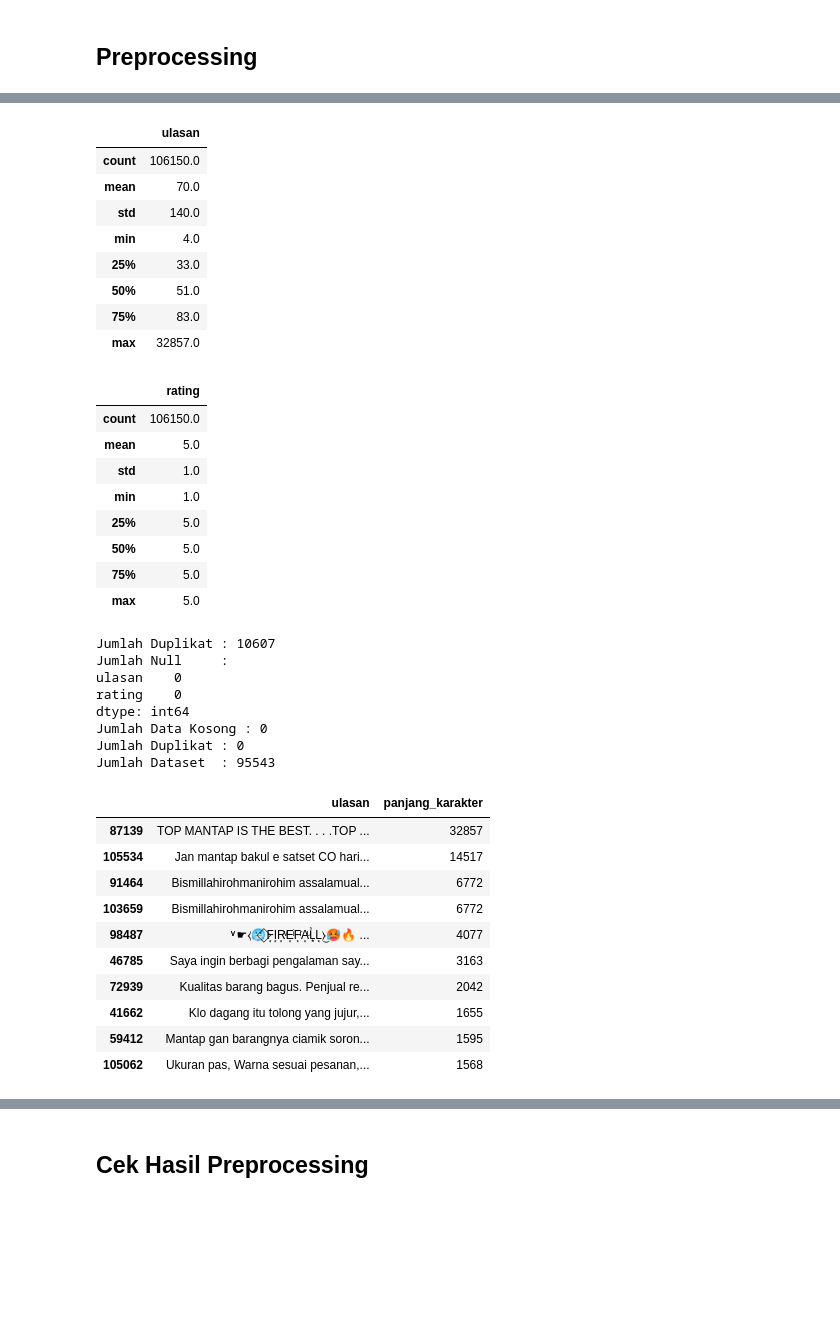
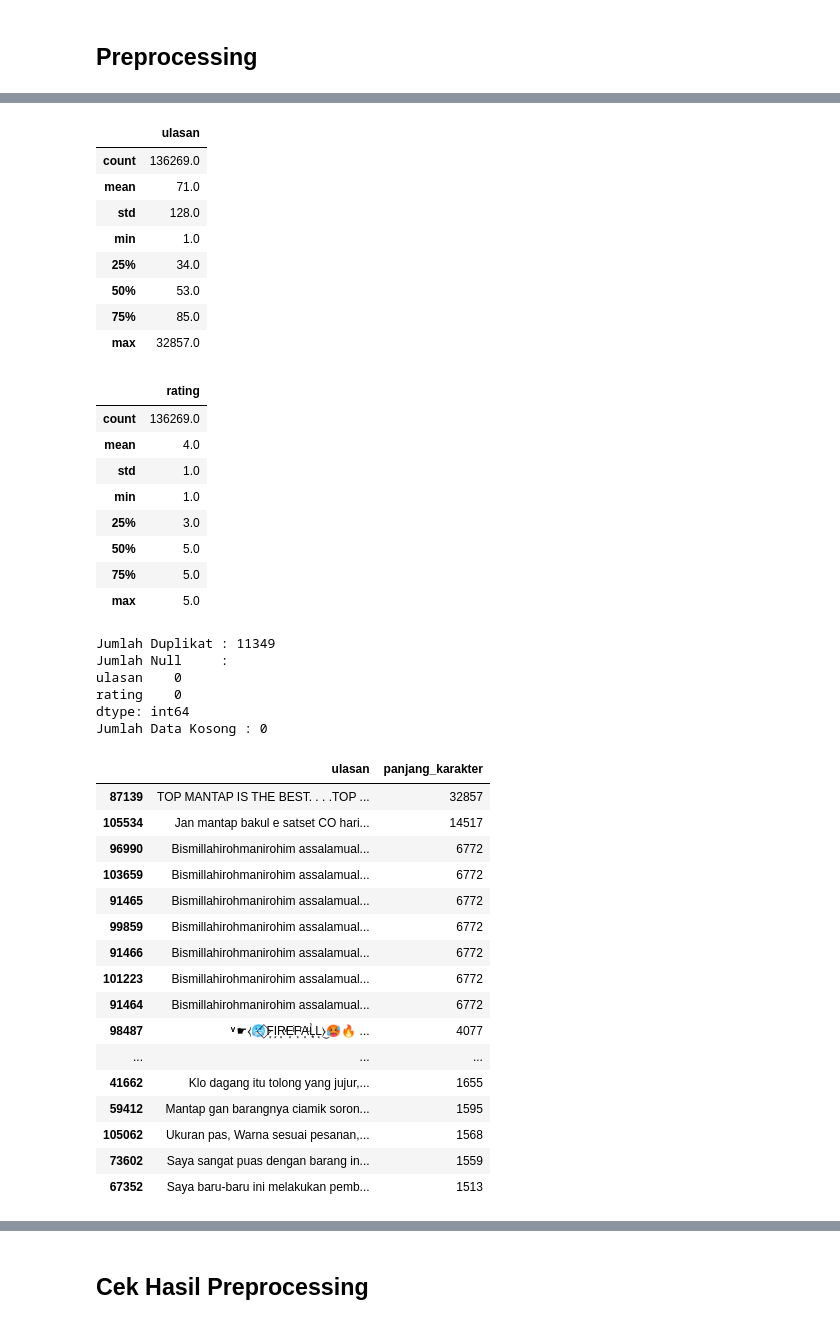
Before and after one commit to putriipuspita/Capstone-PJK-GM056, a Jupyter notebook: model/analisissentimen.ipynb, the cells around one changed output, grey strips where cells are left out. Saved outputs shown, nothing was run; the diff lists cells and outputs as text; code cells hidden in the pictures; blank space fills up the shorter version.

Commit message:
penambahan dataset dan preprocessing ulang

```diff
--- a/model/analisissentimen.ipynb
+++ b/model/analisissentimen.ipynb
@@ -24,10 +24,12 @@ from transformers import AutoTokenizer
 # Membaca Dataset
 dataset1 = pd.read_csv('tokopedia-product-reviews-2019.csv')
 dataset2 = pd.read_csv('tokopedia_product_reviews_2025.csv')
+dataset3 = pd.read_csv('reviews_output.csv')
 
 # Menampilkan Info
 display(dataset1.info())
-dataset2.info()
+display(dataset2.info())
+display(dataset3.info())
 # %% [output]
 <class 'pandas.core.frame.DataFrame'>
 RangeIndex: 40607 entries, 0 to 40606
@@ -87,13 +108,15 @@ display(dataset2.head())
 # Mengambil Kolom Ulasan dan Rating
 dataset1 = dataset1[['text', 'rating']]
 dataset2 = dataset2[['review_text', 'rating']]
+dataset3 = dataset3[['message', 'rating']]
 
 # Mengubah Nama Kolom
 dataset1.columns = ['ulasan', 'rating']
 dataset2.columns = ['ulasan', 'rating']
+dataset3.columns = ['ulasan', 'rating']
 
 # Menggabungkan Dataset
-dataset = pd.concat([dataset1, dataset2], ignore_index=True)
+dataset = pd.concat([dataset1, dataset2, dataset3], ignore_index=True)
 # %% [markdown]
 ## Preprocessing
 # %%
@@ -124,20 +147,20 @@ display(pd.DataFrame(dataset['ulasan'].str.len().describe().round(0)))
 dataset.describe().round(0)
 # %% [output]
 |  | ulasan |
-| count | 106150.0 |
-| mean | 70.0 |
-| std | 140.0 |
-| min | 4.0 |
-| 25% | 33.0 |
-| 50% | 51.0 |
-| 75% | 83.0 |
+| count | 136269.0 |
+| mean | 71.0 |
+| std | 128.0 |
+| min | 1.0 |
+| 25% | 34.0 |
+| 50% | 53.0 |
+| 75% | 85.0 |
 | max | 32857.0 |
 |  | rating |
-| count | 106150.0 |
-| mean | 5.0 |
+| count | 136269.0 |
+| mean | 4.0 |
 | std | 1.0 |
 | min | 1.0 |
-| 25% | 5.0 |
+| 25% | 3.0 |
 | 50% | 5.0 |
 | 75% | 5.0 |
 | max | 5.0 |
@@ -152,33 +175,37 @@ dataset = dataset.drop_duplicates()
 print(f'Jumlah Duplikat : {dataset.duplicated().sum()}')
 print(f'Jumlah Dataset  : {len(dataset)}')
 # %% [output]
-Jumlah Duplikat : 10607
+Jumlah Duplikat : 11349
 Jumlah Null     :
 ulasan    0
 rating    0
 dtype: int64
 Jumlah Data Kosong : 0
-Jumlah Duplikat : 0
-Jumlah Dataset  : 95543
 # %%
 # Menampilkan Isi Yang Jumlah Karakternya Max
 display(
     pd.DataFrame({
         'ulasan': dataset['ulasan'],
         'panjang_karakter': dataset['ulasan'].str.len()
     })
     .sort_values('panjang_karakter', ascending=False)
-    .head(10)
+    .head(20)
 )
 # %% [output]
 |  | ulasan | panjang_karakter |
 | 87139 | TOP MANTAP IS THE BEST. . . .TOP ... | 32857 |
 | 105534 | Jan mantap bakul e satset CO hari... | 14517 |
+| 96990 | Bismillahirohmanirohim assalamual... | 6772 |
+| 103659 | Bismillahirohmanirohim assalamual... | 6772 |
+| 91465 | Bismillahirohmanirohim assalamual... | 6772 |
+| 99859 | Bismillahirohmanirohim assalamual... | 6772 |
+| 91466 | Bismillahirohmanirohim assalamual... | 6772 |
+| 101223 | Bismillahirohmanirohim assalamual... | 6772 |
 | 91464 | Bismillahirohmanirohim assalamual... | 6772 |
-| 103659 | Bismillahirohmanirohim assalamual... | 6772 |
 | 98487 | ͮͮ ☛⧼🥶⃟F͙I͙R͙ͮE͙ͥF͙ͬA͙ͧL͙ᷤL͙⧽͜🥵🔥 ... | 4077 |
-| 46785 | Saya ingin berbagi pengalaman say... | 3163 |
-| 72939 | Kualitas barang bagus. Penjual re... | 2042 |
+| ... | ... | ... |
 | 41662 | Klo dagang itu tolong yang jujur,... | 1655 |
 | 59412 | Mantap gan barangnya ciamik soron... | 1595 |
 | 105062 | Ukuran pas, Warna sesuai pesanan,... | 1568 |
+| 73602 | Saya sangat puas dengan barang in... | 1559 |
+| 67352 | Saya baru-baru ini melakukan pemb... | 1513 |
```
Also changed, not shown: parts of 13 cells of this notebook.
